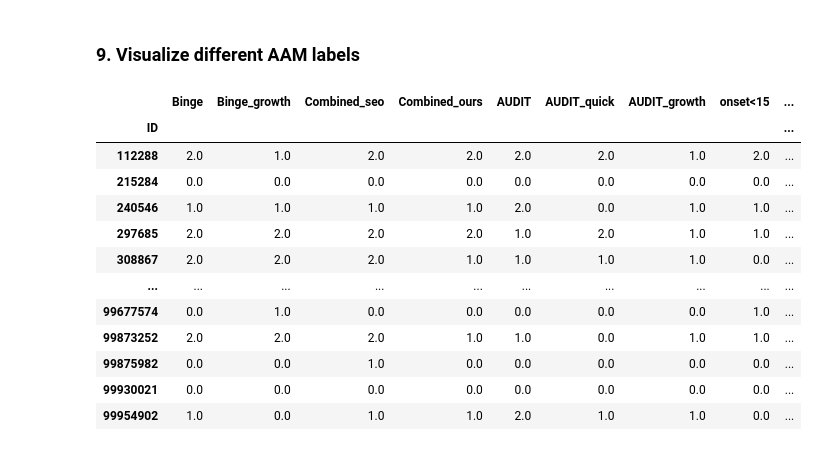
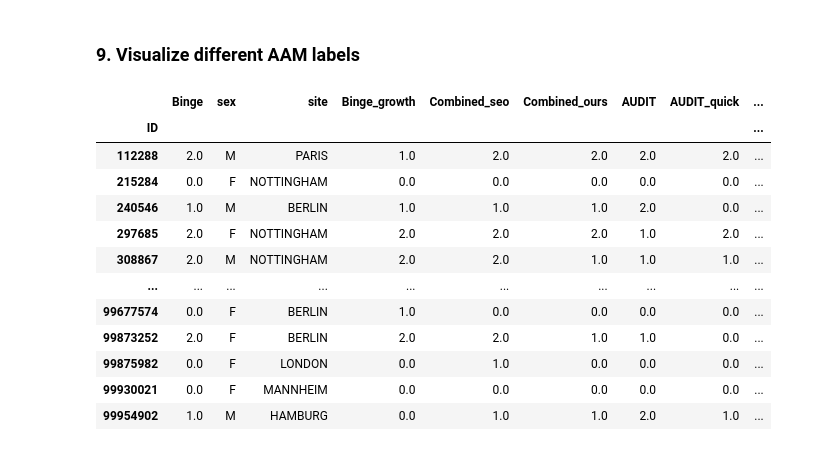
Before and after one commit to RoshanRane/ML_for_IMAGEN, a Jupyter notebook: MLpipelines/plot_results.ipynb, the cells around one changed output. Drawn from its saved outputs; the diff is of its cells as text; code cells hidden in the pictures.

```diff
--- a/MLpipelines/plot_results.ipynb
+++ b/MLpipelines/plot_results.ipynb
@@ -764,77 +764,80 @@ lbl_combinations = [
     ("ESPAD_FU3",        '19a',        3, 6,   'Binge'),
     ("ESPAD_GM_FINE",  'cluster',   2, 6,   'Binge_growth'),
     ("PHENOTYPE",      'Phenotype', 0, 2,   'Combined_seo'),
     ("OUR_COMBO",      'cluster', 0, 2,   'Combined_ours'),
     (f"AUDIT_FU3",     'audit_total', 4, 8,   'AUDIT'),
     (f"AUDIT_FU3",     'audit_freq', 3, 6,   'AUDIT_quick'),
     ("AUDIT_GM_FINE",  "cluster", [0,3], [2,5,6], 'AUDIT_growth'),
     ("ESPAD_FU3",      '29d', [16,17,18,19,20,21], [11,12,13,14],   'onset<15'),
     ("ESPAD_FU3", '8b', 4, 6, 'Frequency'),
     (f"AUDIT_FU3",   'audit2', 0, 2, 'Amount'),
 ]
 
 import os, sys, inspect
 currentdir = os.path.dirname(os.path.abspath(inspect.getfile(inspect.currentframe())))
 parentdir = os.path.dirname(currentdir)
 sys.path.insert(0, parentdir)
 from imagen_dataloader import *
 
 final_df = pd.DataFrame(index=Imagen(exclude_holdout=False).df_out.index)
 
-for x_tp in ["FU3"]: #, "FU2", "BL"
+x_tp = "FU3" #, "FU2", "BL"
+lbl_combos = lbl_combinations
+name = ""
+use_all_data=True
+viz=0
+feature_cols=".+"
+confs=['sex','site']
 
-    lbl_combos = lbl_combinations
-    name = ""
-    use_all_data=True
-    viz=0
-    feature_cols=".+"
+for i, (csv, col, c0, c1, colname) in enumerate(lbl_combos):
+    if use_all_data:
+        d = Imagen(exclude_holdout=False)
+    elif use_only_holdout:
+        d = Imagen()
+        d.df = d.df_holdout
+        d.df_out = pd.DataFrame(index=d.df_holdout.index)
+    else:
+        d = Imagen()
 
-    for csv, col, c0, c1, colname in lbl_combos:
-        if use_all_data:
-            d = Imagen(exclude_holdout=False)
-        elif use_only_holdout:
-            d = Imagen()
-            d.df = d.df_holdout
-            d.df_out = pd.DataFrame(index=d.df_holdout.index)
-        else:
-            d = Imagen()
+    if qs_is_raw_csv[csv]:
+        dfq = pd.read_csv(qs[csv], usecols=["User code", col], dtype={"User code":str})
+        dfq["ID"] = dfq["User code"].str.replace("-C", "").replace("-I", "").astype(int)
+        dfq = dfq.drop("User code", axis=1)
+    else:
+        dfq = pd.read_csv(qs[csv], usecols=["ID", col])
 
-        if qs_is_raw_csv[csv]:
-            dfq = pd.read_csv(qs[csv], usecols=["User code", col], dtype={"User code":str})
-            dfq["ID"] = dfq["User code"].str.replace("-C", "").replace("-I", "").astype(int)
-            dfq = dfq.drop("User code", axis=1)
-        else:
-            dfq = pd.read_csv(qs[csv], usecols=["ID", col])
+    d.load_label(dfq, col=col, viz=(viz>1), binarize=True, class0=c0, class1=c1, y_colname=colname)
+    # from x.prepare_X() get the subject IDS to filter out the right subjects
+    feature = pd.read_csv(join(d.DATA_DIR, f"IMAGEN_BIDS/sMRI-derivatives_{x_tp}.csv"), index_col="ID")
+    # filter columns
+    feature = feature.filter(regex=feature_cols)
+    d.df_out = d.df_out.loc[feature.index]
 
-        d.load_label(dfq, col=col, viz=(viz>1), binarize=True, class0=c0, class1=c1, y_colname=colname)
-#         d.prepare_X(x_tp, feature_cols=feature_cols, viz=(viz>0))
-        # from x.prepare_X() get the subject IDS to filter out the right subjects
-        feature = pd.read_csv(join(d.DATA_DIR, f"IMAGEN_BIDS/sMRI-derivatives_{x_tp}.csv"), index_col="ID")
-        # filter columns
-        feature = feature.filter(regex=feature_cols)
-        d.df_out = d.df_out.loc[feature.index]
+    d.df_out[d.all_labels[0]] = d.df_out[d.all_labels[0]].map({0:0, np.nan:1, 1:2})
+#         print(csv, len(feature.index))
+    final_df[d.all_labels[0]] = d.df_out[d.all_labels[0]]
 
-        d.df_out[d.all_labels[0]] = d.df_out[d.all_labels[0]].map({0:0, np.nan:1, 1:2})
-#         print(csv, len(feature.index))
-        final_df[d.all_labels[0]] = d.df_out[d.all_labels[0]]
-
-        if viz:
-            plt.show()
+    # also get the confounds
+    if i==0:
+        final_df[confs] = d.df[x_tp][confs]
+        # add sex and site confounds
+    if viz:
+        plt.show()
 
 
 final_df = final_df.dropna()
 final_df
 # %% [output]
-|  | Binge | Binge_growth | Combined_seo | Combined_ours | AUDIT | AUDIT_quick | AUDIT_growth | onset<15 | ... |
+|  | Binge | sex | site | Binge_growth | Combined_seo | Combined_ours | AUDIT | AUDIT_quick | ... |
 | ID |  |  |  |  |  |  |  |  | ... |
-| 112288 | 2.0 | 1.0 | 2.0 | 2.0 | 2.0 | 2.0 | 1.0 | 2.0 | ... |
-| 215284 | 0.0 | 0.0 | 0.0 | 0.0 | 0.0 | 0.0 | 0.0 | 0.0 | ... |
-| 240546 | 1.0 | 1.0 | 1.0 | 1.0 | 2.0 | 0.0 | 1.0 | 1.0 | ... |
-| 297685 | 2.0 | 2.0 | 2.0 | 2.0 | 1.0 | 2.0 | 1.0 | 1.0 | ... |
-| 308867 | 2.0 | 2.0 | 2.0 | 1.0 | 1.0 | 1.0 | 1.0 | 0.0 | ... |
+| 112288 | 2.0 | M | PARIS | 1.0 | 2.0 | 2.0 | 2.0 | 2.0 | ... |
+| 215284 | 0.0 | F | NOTTINGHAM | 0.0 | 0.0 | 0.0 | 0.0 | 0.0 | ... |
+| 240546 | 1.0 | M | BERLIN | 1.0 | 1.0 | 1.0 | 2.0 | 0.0 | ... |
+| 297685 | 2.0 | F | NOTTINGHAM | 2.0 | 2.0 | 2.0 | 1.0 | 2.0 | ... |
+| 308867 | 2.0 | M | NOTTINGHAM | 2.0 | 2.0 | 1.0 | 1.0 | 1.0 | ... |
 | ... | ... | ... | ... | ... | ... | ... | ... | ... | ... |
-| 99677574 | 0.0 | 1.0 | 0.0 | 0.0 | 0.0 | 0.0 | 0.0 | 1.0 | ... |
-| 99873252 | 2.0 | 2.0 | 2.0 | 1.0 | 1.0 | 0.0 | 1.0 | 1.0 | ... |
-| 99875982 | 0.0 | 0.0 | 1.0 | 0.0 | 0.0 | 0.0 | 0.0 | 0.0 | ... |
-| 99930021 | 0.0 | 0.0 | 0.0 | 0.0 | 0.0 | 0.0 | 0.0 | 0.0 | ... |
-| 99954902 | 1.0 | 0.0 | 1.0 | 1.0 | 2.0 | 1.0 | 1.0 | 0.0 | ... |
+| 99677574 | 0.0 | F | BERLIN | 1.0 | 0.0 | 0.0 | 0.0 | 0.0 | ... |
+| 99873252 | 2.0 | F | BERLIN | 2.0 | 2.0 | 1.0 | 1.0 | 0.0 | ... |
+| 99875982 | 0.0 | F | LONDON | 0.0 | 1.0 | 0.0 | 0.0 | 0.0 | ... |
+| 99930021 | 0.0 | F | MANNHEIM | 0.0 | 0.0 | 0.0 | 0.0 | 0.0 | ... |
+| 99954902 | 1.0 | M | HAMBURG | 0.0 | 1.0 | 1.0 | 2.0 | 1.0 | ... |
```
Also changed, not shown: parts of 7 cells of this notebook.
